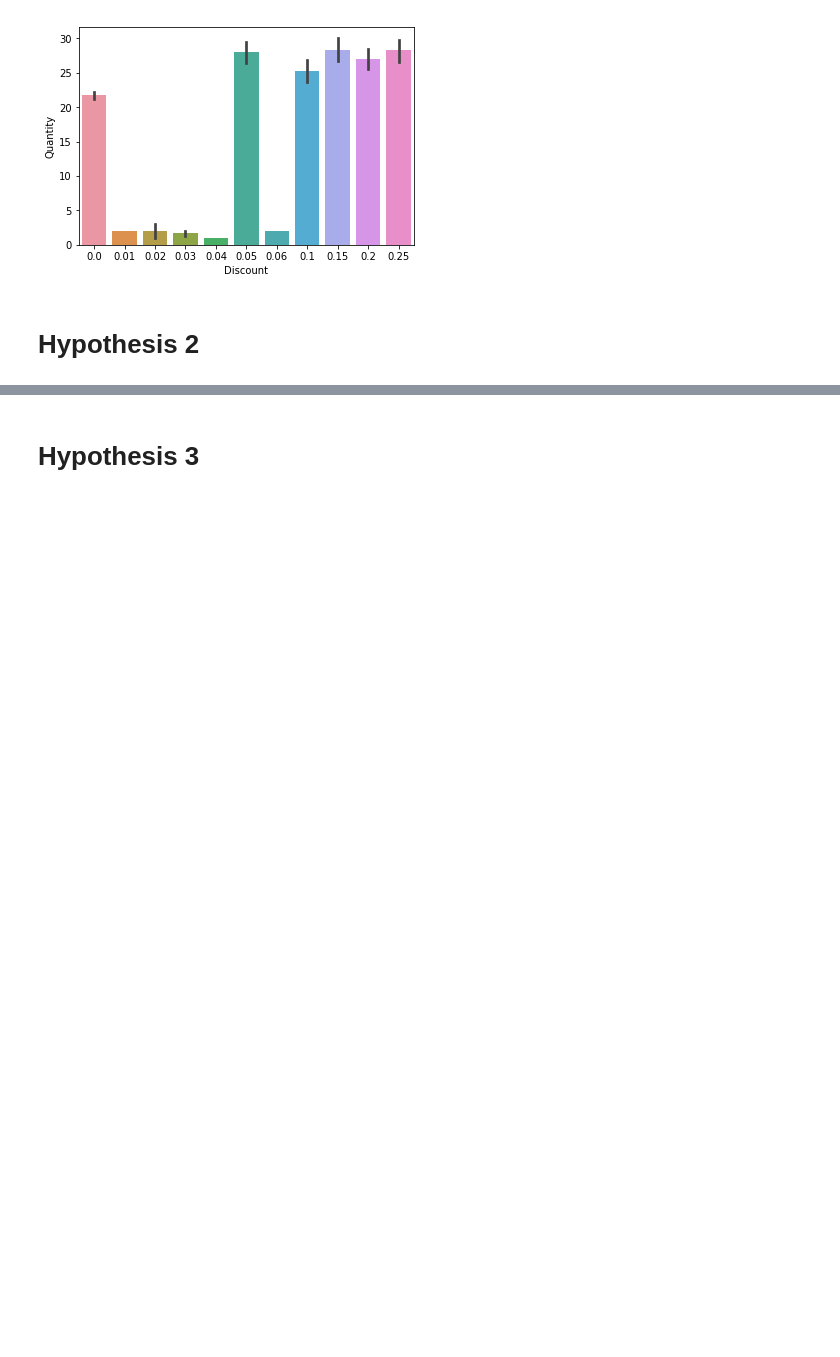
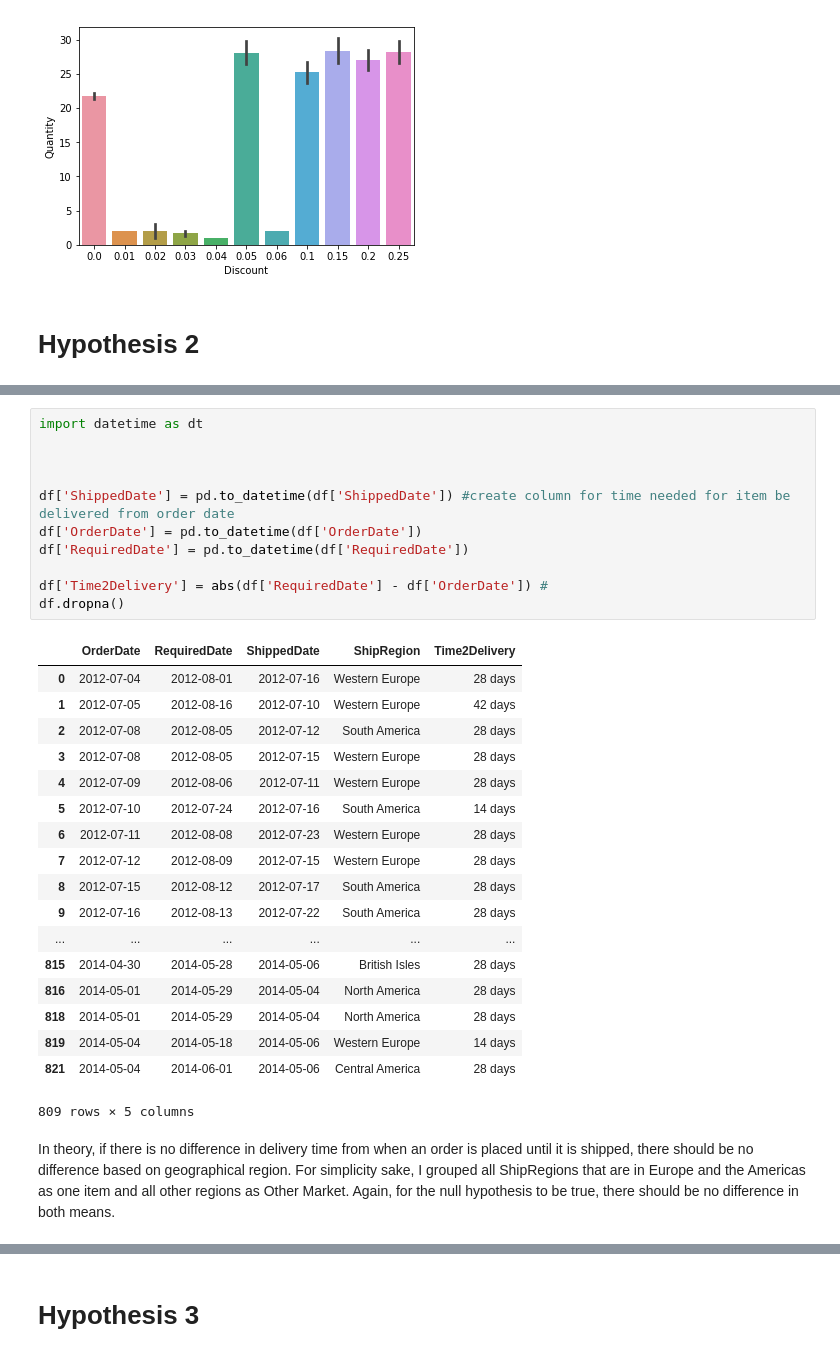
Before and after one commit to jdsmithwes/hypothesis_testing_workflow_python, a Jupyter notebook: student.ipynb, the cells around one changed output, grey strips where cells are left out. Saved outputs shown, nothing was run; the diff lists cells and outputs as text; blank space fills up the shorter version.

Commit message:
Update student.ipynb
Hypothesis 2 - grouping complete and running assuption tests

```diff
--- a/student.ipynb
+++ b/student.ipynb
@@ -248,0 +254,32 @@ df.head()
+# %%
+import datetime as dt
+
+
+
+df['ShippedDate'] = pd.to_datetime(df['ShippedDate']) #create column for time needed for item be delivered from order date
+df['OrderDate'] = pd.to_datetime(df['OrderDate'])
+df['RequiredDate'] = pd.to_datetime(df['RequiredDate'])
+
+df['Time2Delivery'] = abs(df['RequiredDate'] - df['OrderDate']) #
+df.dropna()
+# %% [output]
+|  | OrderDate | RequiredDate | ShippedDate | ShipRegion | Time2Delivery |
+| 0 | 2012-07-04 | 2012-08-01 | 2012-07-16 | Western Europe | 28 days |
+| 1 | 2012-07-05 | 2012-08-16 | 2012-07-10 | Western Europe | 42 days |
+| 2 | 2012-07-08 | 2012-08-05 | 2012-07-12 | South America | 28 days |
+| 3 | 2012-07-08 | 2012-08-05 | 2012-07-15 | Western Europe | 28 days |
+| 4 | 2012-07-09 | 2012-08-06 | 2012-07-11 | Western Europe | 28 days |
+| 5 | 2012-07-10 | 2012-07-24 | 2012-07-16 | South America | 14 days |
+| 6 | 2012-07-11 | 2012-08-08 | 2012-07-23 | Western Europe | 28 days |
+| 7 | 2012-07-12 | 2012-08-09 | 2012-07-15 | Western Europe | 28 days |
+| 8 | 2012-07-15 | 2012-08-12 | 2012-07-17 | South America | 28 days |
+| 9 | 2012-07-16 | 2012-08-13 | 2012-07-22 | South America | 28 days |
+| ... | ... | ... | ... | ... | ... |
+| 815 | 2014-04-30 | 2014-05-28 | 2014-05-06 | British Isles | 28 days |
+| 816 | 2014-05-01 | 2014-05-29 | 2014-05-04 | North America | 28 days |
+| 818 | 2014-05-01 | 2014-05-29 | 2014-05-04 | North America | 28 days |
+| 819 | 2014-05-04 | 2014-05-18 | 2014-05-06 | Western Europe | 14 days |
+| 821 | 2014-05-04 | 2014-06-01 | 2014-05-06 | Central America | 28 days |
+809 rows × 5 columns
+# %% [markdown]
+In theory, if there is no difference in delivery time from when an order is placed until it is shipped, there should be no difference based on geographical region. For simplicity sake, I grouped all ShipRegions that are in Europe and the Americas as one item and all other regions as Other Market. Again, for the null hypothesis to be true, there should be no difference in both means.
```
Also changed, not shown: parts of 13 cells of this notebook.
